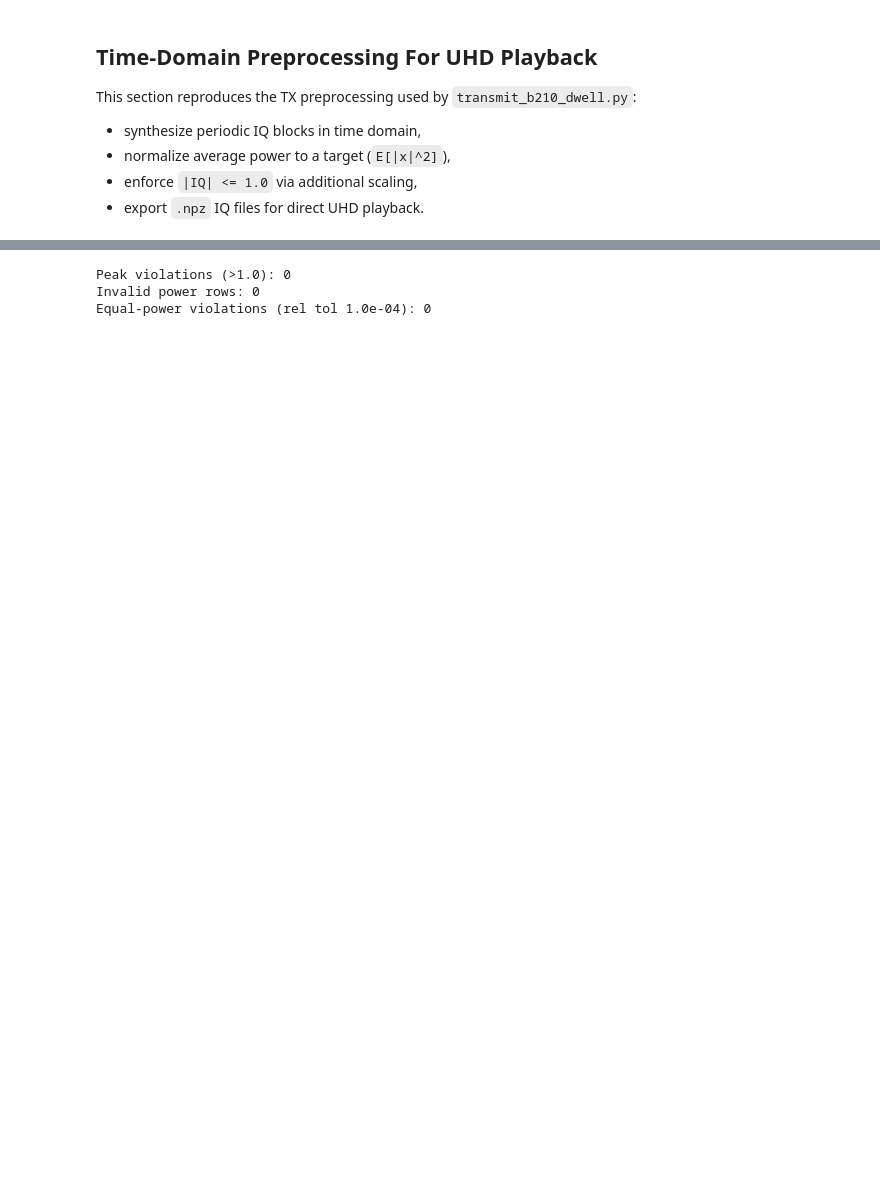
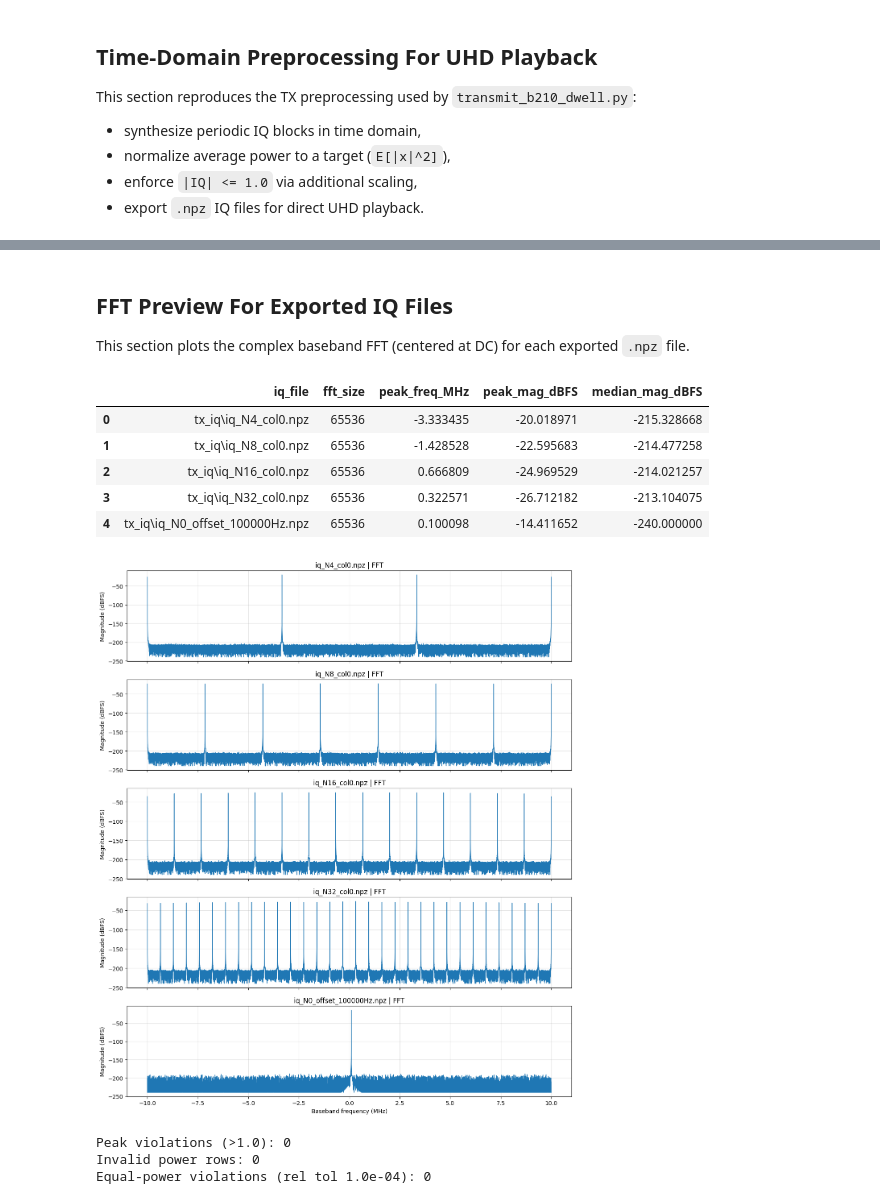
Before and after one commit to AMBIENT-6G/RF-waveform-optimization, a Jupyter notebook: read_weights_mat_files.ipynb, the cells around one changed output, grey strips where cells are left out. Saved outputs shown, nothing was run; the diff lists cells and outputs as text; code cells hidden in the pictures; blank space fills up the shorter version.

```diff
--- a/read_weights_mat_files.ipynb
+++ b/read_weights_mat_files.ipynb
@@ -548,3 +599,73 @@ time_domain_summary
+# %% [markdown]
+## FFT Preview For Exported IQ Files
+
+This section plots the complex baseband FFT (centered at DC) for each exported `.npz` file.
+# %%
+# FFT preview for all exported IQ files.
+if export_summary.empty:
+    raise RuntimeError("No exported IQ files found. Run the export cell first.")
+
+FFT_SIZE = 65536
+n_files = len(export_summary)
+
+fig, axes = plt.subplots(
+    n_files,
+    1,
+    figsize=(12, max(2.8 * n_files, 4.0)),
+    squeeze=False,
+    sharex=True,
+)
+
+fft_metrics = []
+
+for row_idx, (_, row) in enumerate(export_summary.iterrows()):
+    iq_file = Path(row["iq_file"])
+
+    with np.load(iq_file, allow_pickle=False) as data:
+        iq = np.asarray(data["iq"]).squeeze().astype(np.complex64)
+        fs_hz = float(np.asarray(data["sample_rate_hz"]).squeeze()) if "sample_rate_hz" in data.files else SAMPLE_RATE_HZ
+
+    nfft = int(FFT_SIZE)
+    n_use = min(iq.size, nfft)
+    segment = np.zeros(nfft, dtype=np.complex64)
+    segment[:n_use] = iq[:n_use]
+
+    window = np.hanning(nfft).astype(np.float64)
+    spec = np.fft.fftshift(np.fft.fft(segment * window, n=nfft))
+    mag = np.abs(spec) / max(float(window.sum()), 1e-12)
+    mag_db = 20.0 * np.log10(np.maximum(mag, 1e-12))
+    f_mhz = np.fft.fftshift(np.fft.fftfreq(nfft, d=1.0 / fs_hz)) / 1e6
+
+    ax = axes[row_idx, 0]
+    ax.plot(f_mhz, mag_db, linewidth=1.0)
+    ax.set_title(f"{iq_file.name} | FFT")
+    ax.set_ylabel("Magnitude (dBFS)")
+    ax.grid(True, alpha=0.35)
+
+    peak_idx = int(np.argmax(mag_db))
+    fft_metrics.append(
+        {
+            "iq_file": str(iq_file),
+            "fft_size": nfft,
+            "peak_freq_MHz": float(f_mhz[peak_idx]),
+            "peak_mag_dBFS": float(mag_db[peak_idx]),
+            "median_mag_dBFS": float(np.median(mag_db)),
+        }
+    )
+
+axes[-1, 0].set_xlabel("Baseband frequency (MHz)")
+plt.tight_layout()
+
+fft_summary = pd.DataFrame(fft_metrics)
+fft_summary
+# %% [output]
+|  | iq_file | fft_size | peak_freq_MHz | peak_mag_dBFS | median_mag_dBFS |
+| 0 | tx_iq\iq_N4_col0.npz | 65536 | -3.333435 | -20.018971 | -215.328668 |
+| 1 | tx_iq\iq_N8_col0.npz | 65536 | -1.428528 | -22.595683 | -214.477258 |
+| 2 | tx_iq\iq_N16_col0.npz | 65536 | 0.666809 | -24.969529 | -214.021257 |
+| 3 | tx_iq\iq_N32_col0.npz | 65536 | 0.322571 | -26.712182 | -213.104075 |
+| 4 | tx_iq\iq_N0_offset_100000Hz.npz | 65536 | 0.100098 | -14.411652 | -240.000000 |
+[figure, added]
 # %%
 # Hard checks before UHD replay.
 viol_peak = export_summary[export_summary["final_peak"] > 1.0 + 1e-6]
```
Also changed, not shown: parts of 6 cells of this notebook, 5 other files.
